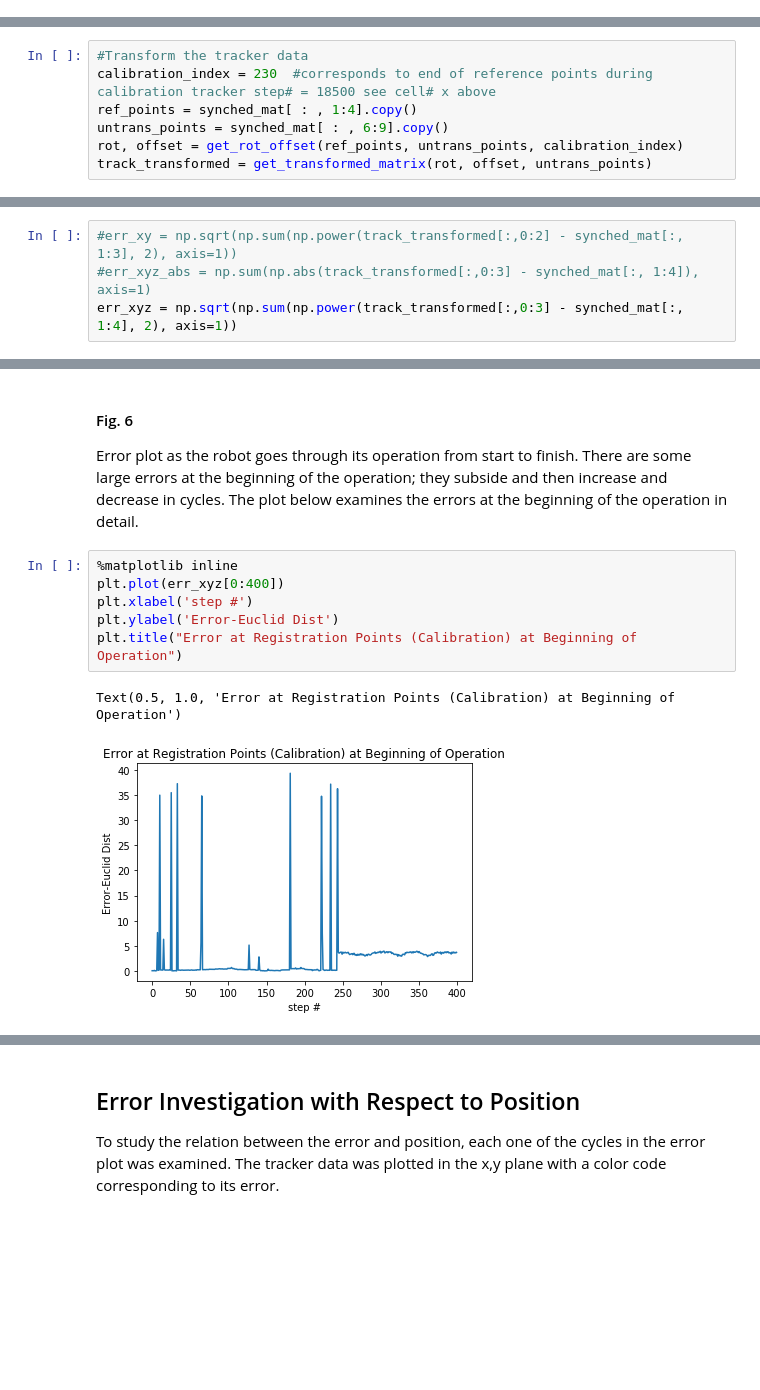
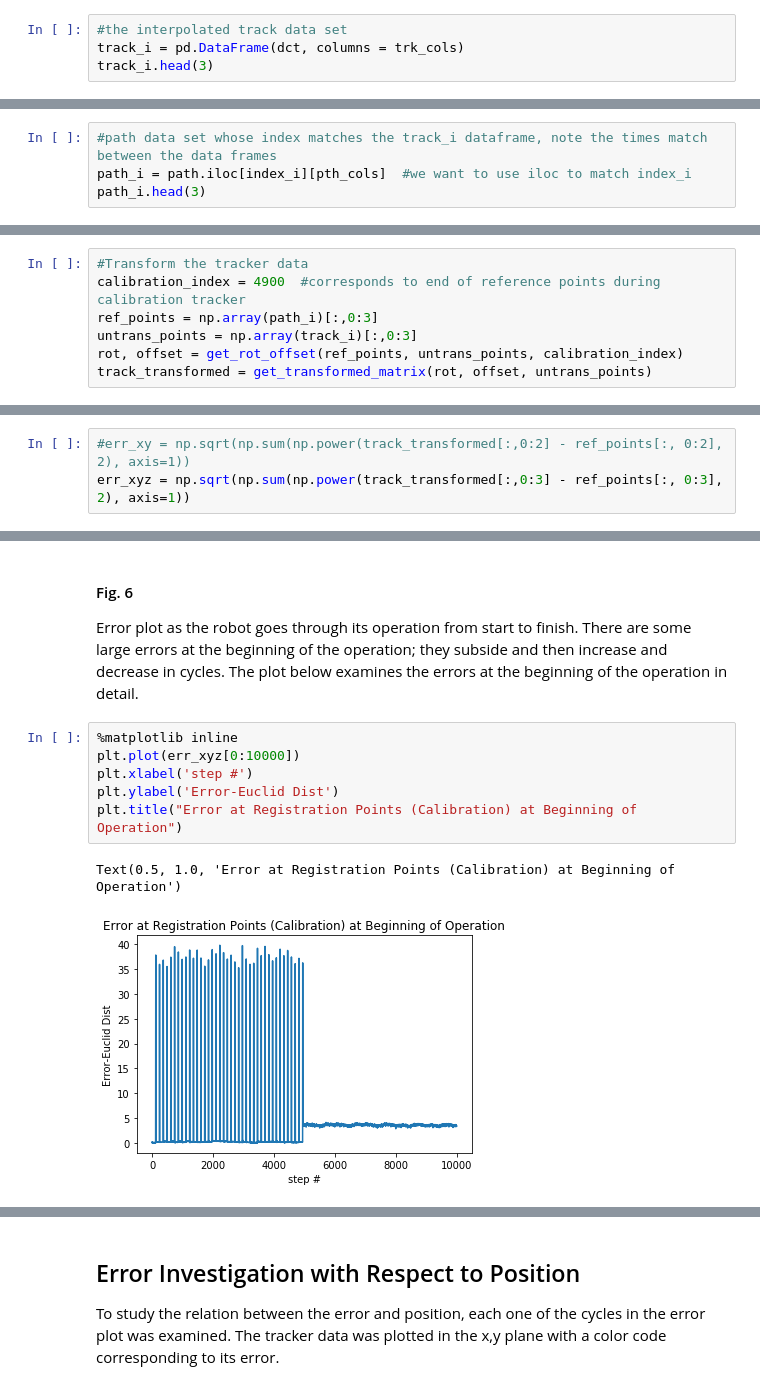
Before and after one commit to steve303/kuka_path_soln, a Jupyter notebook: path_soln.ipynb, the cells around one changed output, grey strips where cells are left out. Drawn from its saved outputs; the diff is of its cells as text; blank space fills up the shorter version.

Commit message:
fix_interpolate

```diff
--- a/path_soln.ipynb
+++ b/path_soln.ipynb
@@ -278,0 +211,4 @@ synched_mat.shape
+# %%
+#the interpolated track data set
+track_i = pd.DataFrame(dct, columns = trk_cols)
+track_i.head(3)
@@ -278,0 +220,4 @@ synched_mat.shape
+# %%
+#path data set whose index matches the track_i dataframe, note the times match between the data frames
+path_i = path.iloc[index_i][pth_cols]  #we want to use iloc to match index_i
+path_i.head(3)
@@ -317,9 +274,9 @@ def get_transformed_matrix(rot, offset, untrans):
     return output
 # %%
 #Transform the tracker data
-calibration_index = 230  #corresponds to end of reference points during calibration tracker step# = 18500 see cell# x above
-ref_points = synched_mat[ : , 1:4].copy()
-untrans_points = synched_mat[ : , 6:9].copy()
+calibration_index = 4900  #corresponds to end of reference points during calibration tracker
+ref_points = np.array(path_i)[:,0:3]
+untrans_points = np.array(track_i)[:,0:3]
 rot, offset = get_rot_offset(ref_points, untrans_points, calibration_index)
 track_transformed = get_transformed_matrix(rot, offset, untrans_points)
 # %%
@@ -341,9 +298,8 @@ Tracker data after transformation, points line up well with the path's coordinat
 # %% [markdown]
 ## Calculate the Error (Euclid Dist)
 # %%
-#err_xy = np.sqrt(np.sum(np.power(track_transformed[:,0:2] - synched_mat[:, 1:3], 2), axis=1))
-#err_xyz_abs = np.sum(np.abs(track_transformed[:,0:3] - synched_mat[:, 1:4]), axis=1)
-err_xyz = np.sqrt(np.sum(np.power(track_transformed[:,0:3] - synched_mat[:, 1:4], 2), axis=1))
+#err_xy = np.sqrt(np.sum(np.power(track_transformed[:,0:2] - ref_points[:, 0:2], 2), axis=1))
+err_xyz = np.sqrt(np.sum(np.power(track_transformed[:,0:3] - ref_points[:, 0:3], 2), axis=1))
 # %%
 %matplotlib inline
 plt.plot(np.arange(len(err_xyz)), err_xyz)
@@ -358,12 +314,12 @@ Text(0.5, 1.0, 'Error vs Step # (start to finish)')
 Error plot as the robot goes through its operation from start to finish.  There are some large errors at the beginning of the operation; they subside and then increase and decrease in cycles.  The plot below examines the errors at the beginning of the operation in detail.
 # %%
 %matplotlib inline
-plt.plot(err_xyz[0:400])
+plt.plot(err_xyz[0:10000])
 plt.xlabel('step #')
 plt.ylabel('Error-Euclid Dist')
 plt.title("Error at Registration Points (Calibration) at Beginning of Operation")
 # %% [output]
 Text(0.5, 1.0, 'Error at Registration Points (Calibration) at Beginning of Operation')
-[figure, old version]
+[figure, new version]
 # %% [markdown]
 #### Fig. 7
```
Also changed, not shown: parts of 36 cells of this notebook.
